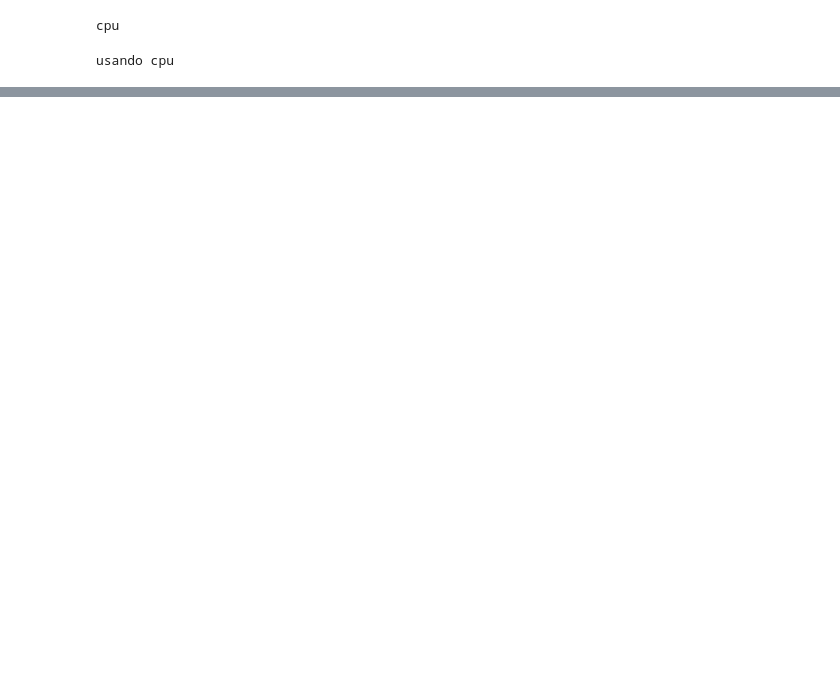
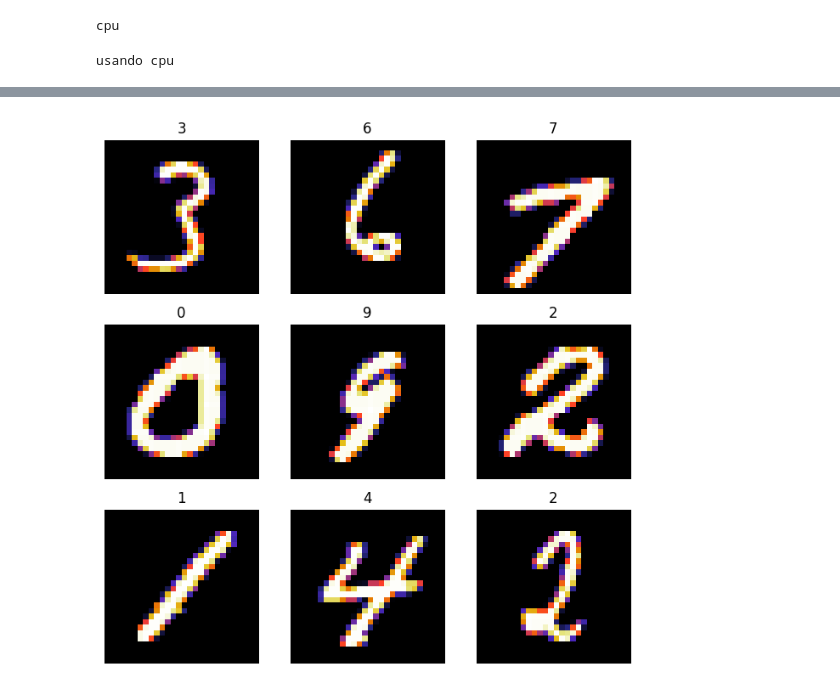
Before and after one commit to armand-analytics/NeuralNetworks, a Jupyter notebook: One_Pytorch_Classification.ipynb, the cells around one changed output, grey strips where cells are left out. Cells and saved outputs as stored; diff of their text form; code cells hidden in the pictures; blank space fills up the shorter version.

```diff
--- a/One_Pytorch_Classification.ipynb
+++ b/One_Pytorch_Classification.ipynb
@@ -44,3 +44,12 @@ Note: you may need to restart the kernel to use updated packages.
 # now lets import our dataset
 from torchvision import datasets
 from torchvision.transforms import ToTensor
+# %%
+# creamos un directorio para guardar el dataset
+data_mnist=datasets.MNIST(
+    root= 'datos', # where root is the root directry on which where we are
+    train= True,
+    download= True,
+    transform= ToTensor()
+)
+#now we have our 60k data items available and transformed to tensors using ToTensor
@@ -46,0 +93,14 @@ from torchvision.transforms import ToTensor
+# %%
+rows, cols = 3, 3
+#Lets see our data content:
+figure=plt.figure(figsize=(8,8))
+for i in range(1, cols*rows +1):
+    sample_id=torch.randint(len(data_mnist), size=(1,)).item()
+    img, lebel= data_mnist[sample_id]
+    figure.add_subplot(rows, cols, i)
+    plt.title(str(lebel))
+    plt.axis('off')
+    plt.imshow(img.squeeze(), cmap='CMRmap')
+plt.show()
+# %% [output]
+[figure, added]
```
Also changed, not shown: parts of 10 cells of this notebook, 8 other files.
